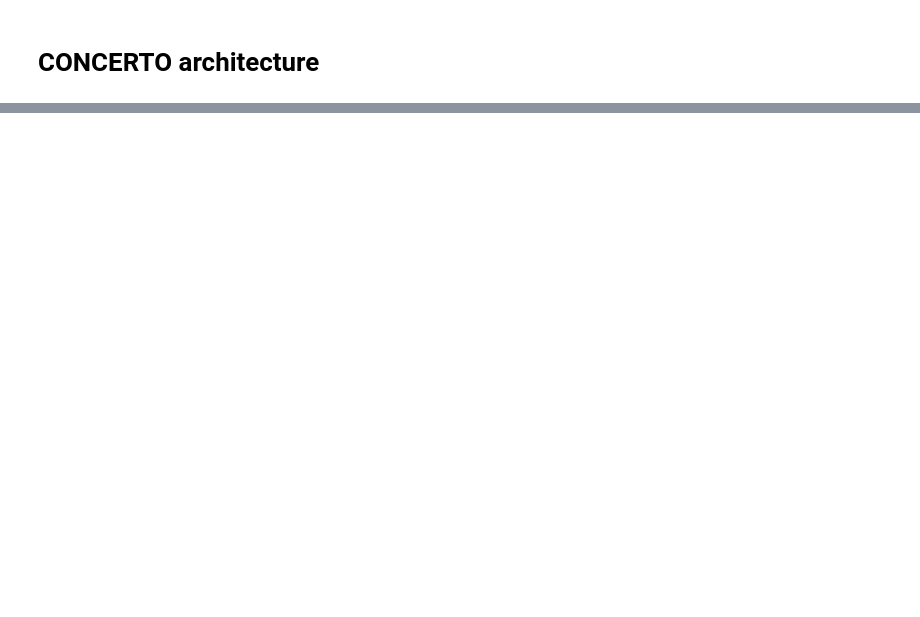
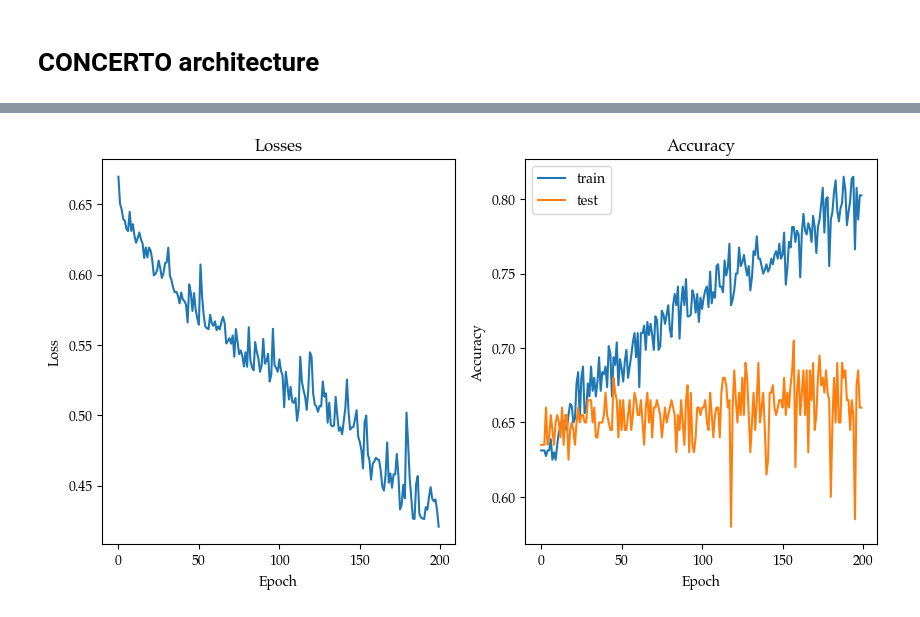
Before and after one commit to davidkubanek/Thesis, a Jupyter notebook: concerto.ipynb, the cells around one changed output, grey strips where cells are left out. Cells and saved outputs as stored; diff of their text form; code cells hidden in the pictures; blank space fills up the shorter version.

```diff
--- a/concerto.ipynb
+++ b/concerto.ipynb
@@ -539,0 +936,12 @@ dataset.df.sample(10)
+# %%
+args['model'] = 'GCN_FP'
+model = GCN(args)
+for data in dataloader['train']:  # Iterate in batches over the training dataset
+        print(data.x.shape, data.y.shape, data.fp.shape)
+        print('reshape:', data.fp.shape)
+        out = model(data.x, data.edge_index, data.batch, fp=data.fp)  # Perform a single forward pass
+        print(out.shape)
+        # add dimension to y
+        data.y = data.y.unsqueeze(1)
+        print(data.y.shape)
+        break
@@ -539,0 +953,18 @@ dataset.df.sample(10)
+# %%
+args = {}
+args['device'] = torch.device('cuda' if torch.cuda.is_available() else 'cpu')
+args['num_epochs'] = 100
+args['lr'] = 0.01
+args['num_data_points'] = 1000
+args['num_assays'] = 1
+args['num_node_features'] = data_list[0].x.shape[1]
+args['hidden_channels'] = 64
+args['model'] = 'GCN' # 'GCN', 'GCN_FP', 'FP', 'GROVER', 'GROVER_FP'
+args['pred_type'] = 'classification' # 'regression', 'classification'
+args['fp_dim'] = 2215
+args['batch_size'] = 64
+args['num_layers'] = 5
+args['dropout'] = 0.1
+args['grover_fp_dim'] = 0
+
+args['assay_start'] = 0
@@ -539,0 +1113,3 @@ dataset.df.sample(10)
+# %%
+dataloader = prepare_dataset(matrix_df, args)
+data_explore(data, y)
@@ -539,0 +1121,4 @@ dataset.df.sample(10)
+# %%
+args['model'] = 'GCN'
+exp = TrainManager(dataloader, args)
+exp.train(epochs=200, log=True)
@@ -539,0 +1146,4 @@ dataset.df.sample(10)
+# %%
+exp.analyze()
+# %% [output]
+[figure, added]
```
Also changed, not shown: parts of 29 cells of this notebook, 3 other files.
